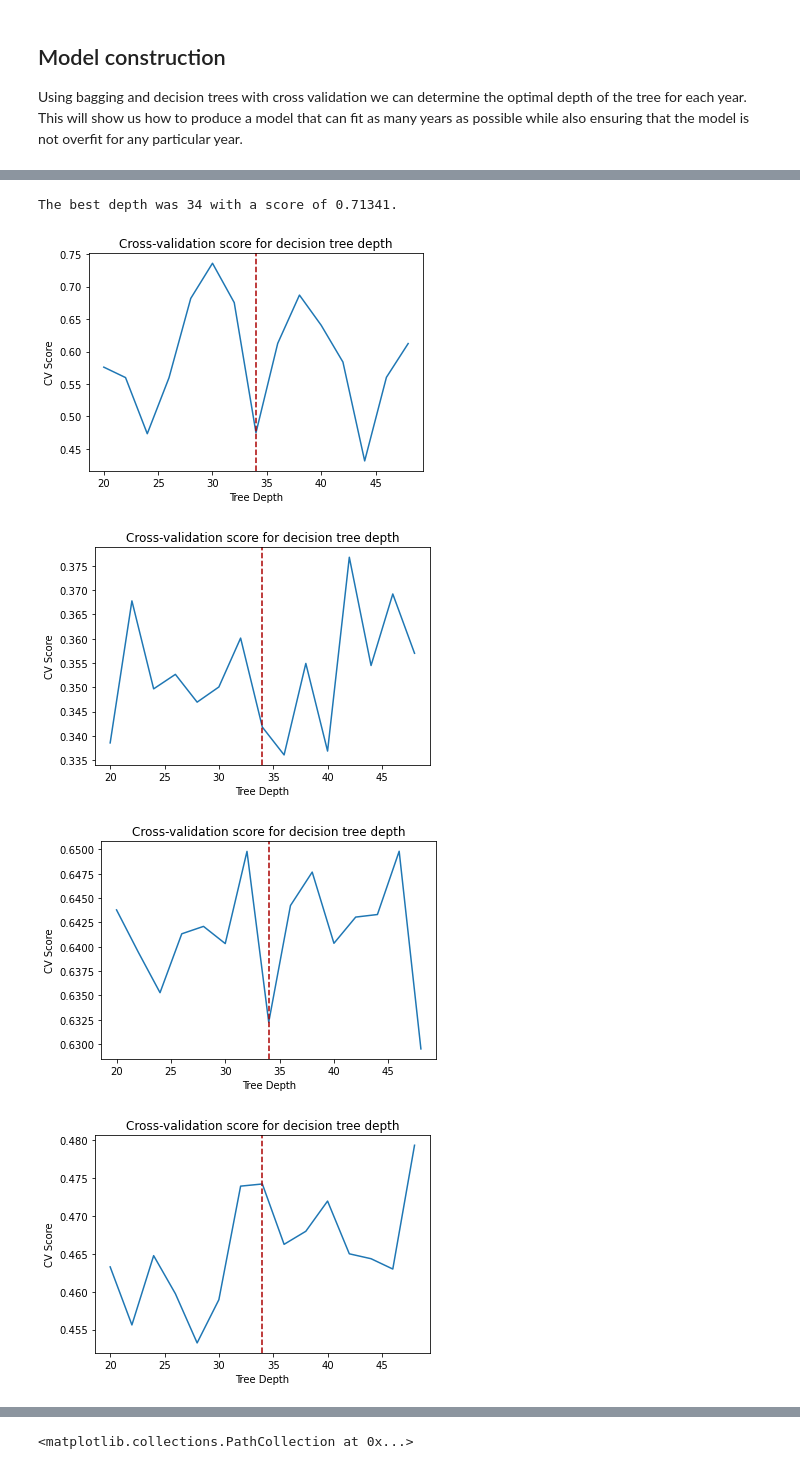
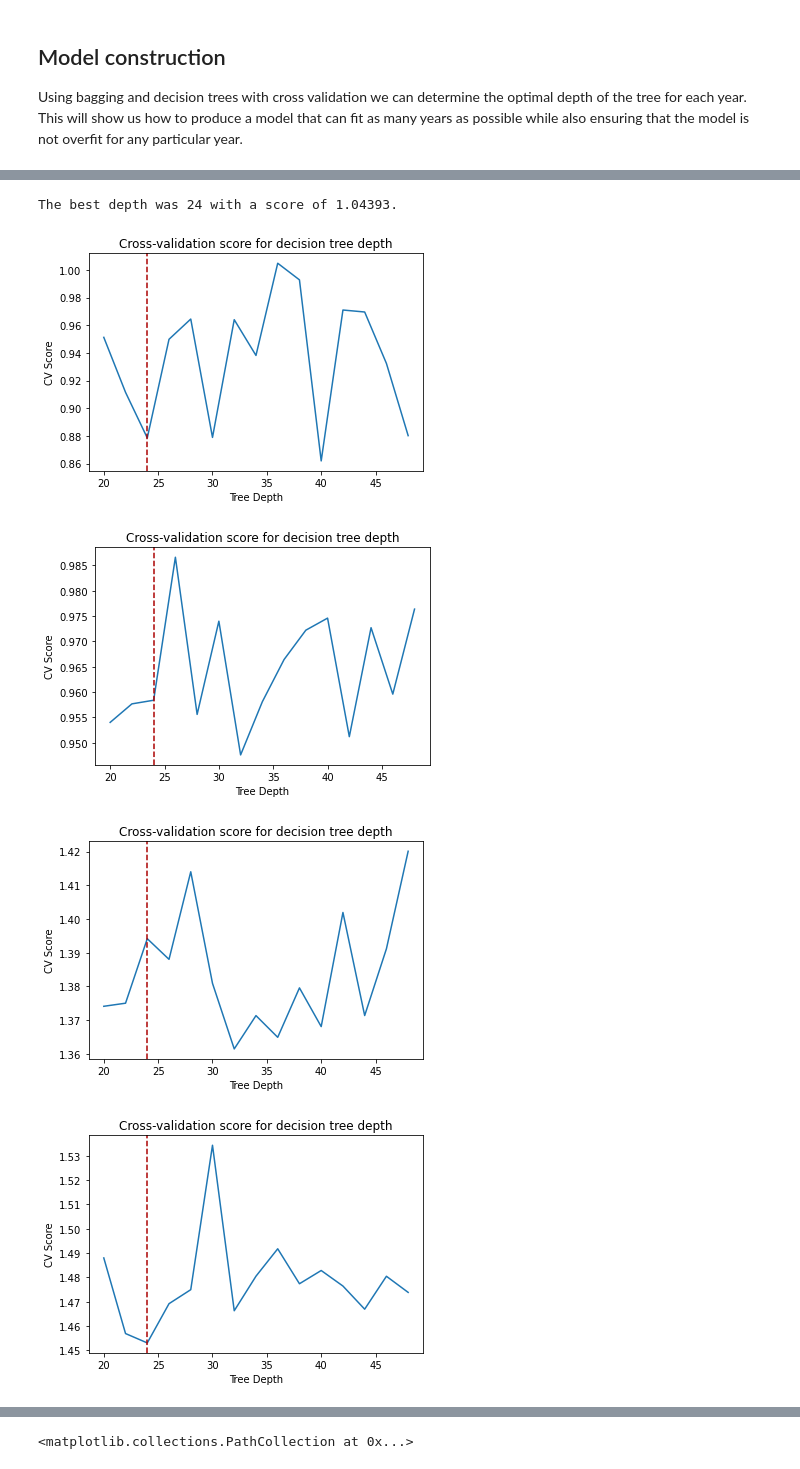
Before and after one commit to sabderra/cs109a_project, a Jupyter notebook: club_best_staff.ipynb, the cells around one changed output, grey strips where cells are left out. Drawn from its saved outputs; the diff is of its cells as text; code cells hidden in the pictures.

```diff
--- a/club_best_staff.ipynb
+++ b/club_best_staff.ipynb
@@ -302,6 +303,11 @@ df_1["avg team rating 2017"] = rating17_list
 df_1["avg team rating 2018"] = rating18_list
 df_1["avg team rating 2019"] = rating19_list
 df_1["avg team rating 2020"] = rating20_list
+
+df_1["rating delta 16-17"] = df_rank["rating delta 16-17"].fillna(0)
+df_1["rating delta 17-18"] = df_rank["rating delta 17-18"].fillna(0)
+df_1["rating delta 18-19"] = df_rank["rating delta 18-19"].fillna(0)
+df_1["rating delta 19-20"] = df_rank["rating delta 19-20"].fillna(0)
 
 # place value and ovr rating changes in ranking dataFrame
 
@@ -371,4 +377,7 @@ The best club based on this baseline was Stade de Reims.
 ## Train / Test Split
 
 Here the train and test sets are split based on the assigned specification of European Division 1 League clubs, and the training set is all other teams. The average team rating for teams without a rating in a specific year is assumed to be 0 at this point.
+# %%
+df_1_train = df_1_train.fillna(0)
+df_1_test = df_1_test.fillna(0)
 # %%
@@ -388,0 +395,9 @@ ytrain_20 = df_1_train["avg team rating 2020"].fillna(0)
+# %%
+Xtrain_17 = df_1_train[["total team wages 2017","total team value 2017","rating delta 16-17"]]
+Xtrain_18 = df_1_train[["total team wages 2018","total team value 2018","rating delta 17-18"]]
+Xtrain_19 = df_1_train[["total team wages 2019","total team value 2019","rating delta 18-19"]]
+Xtrain_20 = df_1_train[["total team wages 2020","total team value 2020","rating delta 19-20"]]
+ytrain_17 = df_1_train["avg team rating 2017"]
+ytrain_18 = df_1_train["avg team rating 2018"]
+ytrain_19 = df_1_train["avg team rating 2019"]
+ytrain_20 = df_1_train["avg team rating 2020"]
@@ -426,7 +484,7 @@ Xtest_20_scaled = scalerX.transform(Xtest_20)
 Using bagging and decision trees with cross validation we can determine the optimal depth of the tree for each year. This will show us how to produce a model that can fit as many years as possible while also ensuring that the model is not overfit for any particular year.
 # %%
 depths = range(20, 50, 2)
-scores16 = []
+# scores16 = []
 scores17 = []
 scores18 = []
 scores19 = []
@@ -437,23 +495,24 @@ for depth in depths:
     print(f'Evaluating depth of {depth}...')
     dec_tree = DecisionTreeRegressor(max_depth=depth)
     bagger = BaggingRegressor(dec_tree, n_estimators=100)
-    result16 = cross_validate(bagger, Xtrain_16_scaled, ytrain_16.values, scoring='neg_mean_squared_error', cv=5,n_jobs=4)
-    score16 = np.abs(np.mean(result16["test_score"]))/6
-    scores16.append(score16)
-    print(f'Saved score for 2016 of {score16:.5f}.')
+
+#     result16 = cross_validate(bagger, Xtrain_16_scaled, ytrain_16.values, scoring='neg_mean_squared_error', cv=5,n_jobs=4)
+#     score16 = np.abs(np.mean(result16["test_score"]))/6
+#     scores16.append(score16)
+#     print(f'Saved score for 2016 of {score16:.5f}.')
 
     result17 = cross_validate(bagger, Xtrain_17_scaled, ytrain_17.values, scoring='neg_mean_squared_error', cv=5,n_jobs=4)
-    score17 = np.abs(np.mean(result17["test_score"]))/3
+    score17 = np.abs(np.mean(result17["test_score"]))
     scores17.append(score17)
     print(f'Saved score for 2017 of {score17:.5f}.')
 
     result18 = cross_validate(bagger, Xtrain_18_scaled, ytrain_18.values, scoring='neg_mean_squared_error', cv=5,n_jobs=4)
-    score18 = np.abs(np.mean(result18["test_score"]))/2
+    score18 = np.abs(np.mean(result18["test_score"]))
     scores18.append(score18)
     print(f'Saved score for 2018 of {score18:.5f}.')
 
     result19 = cross_validate(bagger, Xtrain_19_scaled, ytrain_19.values, scoring='neg_mean_squared_error', cv=5,n_jobs=4)
-    score19 = np.abs(np.mean(result19["test_score"]))/3
+    score19 = np.abs(np.mean(result19["test_score"]))
     scores19.append(score19)
     print(f'Saved score for 2019 of {score19:.5f}.')
 
@@ -489,20 +548,22 @@ best_score = mean_scores[min_idx]
 
 print(f'The best depth was {best_depth} with a score of {best_score:.5f}.')
 # %% [output]
-The best depth was 34 with a score of 0.71341.
+The best depth was 24 with a score of 1.04393.
 # %%
-score_list = [scores16,scores17,scores18,scores19,scores20]
+# score_list = [scores16,scores17,scores18,scores19,scores20]
+
+score_list = [scores17,scores18,scores19,scores20]
 
 for i in range(len(score_list)):
 
     plt.plot(depths, score_list[i])
     plt.axvline(x=best_depth, color='#AA0000', linestyle='--')
     plt.xlabel('Tree Depth')
     plt.ylabel('CV Score')
     plt.title('Cross-validation score for decision tree depth')
     plt.show()
 # %% [output]
-[figure, old version]
+[figure, new version]
-[figure, old version]
+[figure, new version]
-[figure, old version]
+[figure, new version]
-[figure, old version]
+[figure, new version]
```
Also changed, not shown: parts of 31 cells of this notebook.
